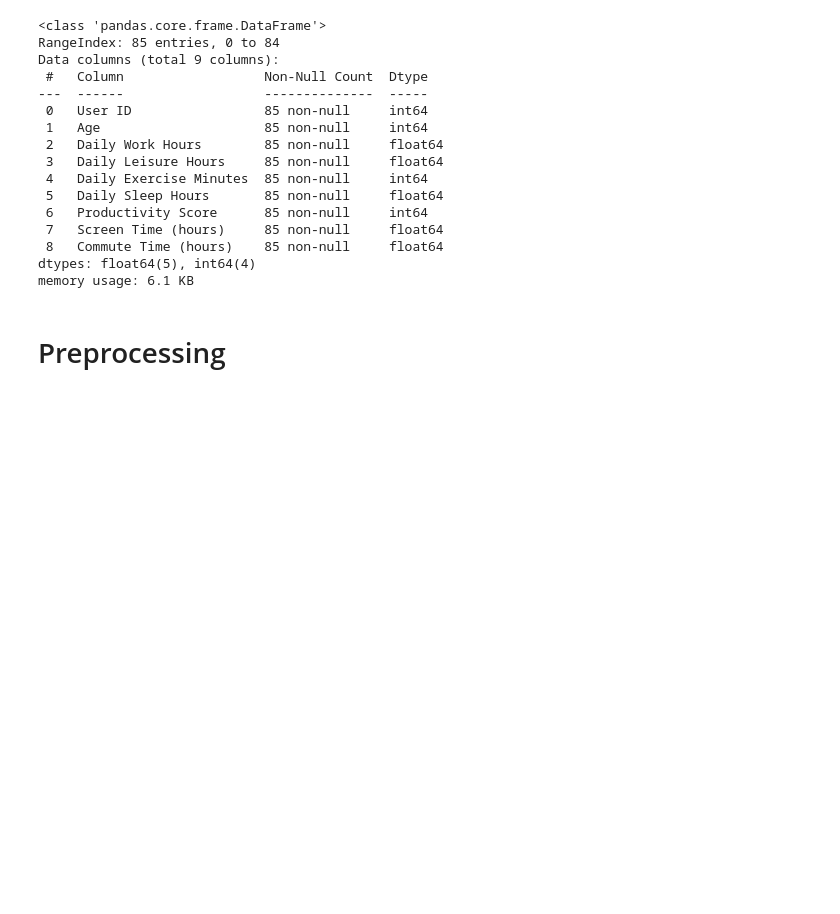
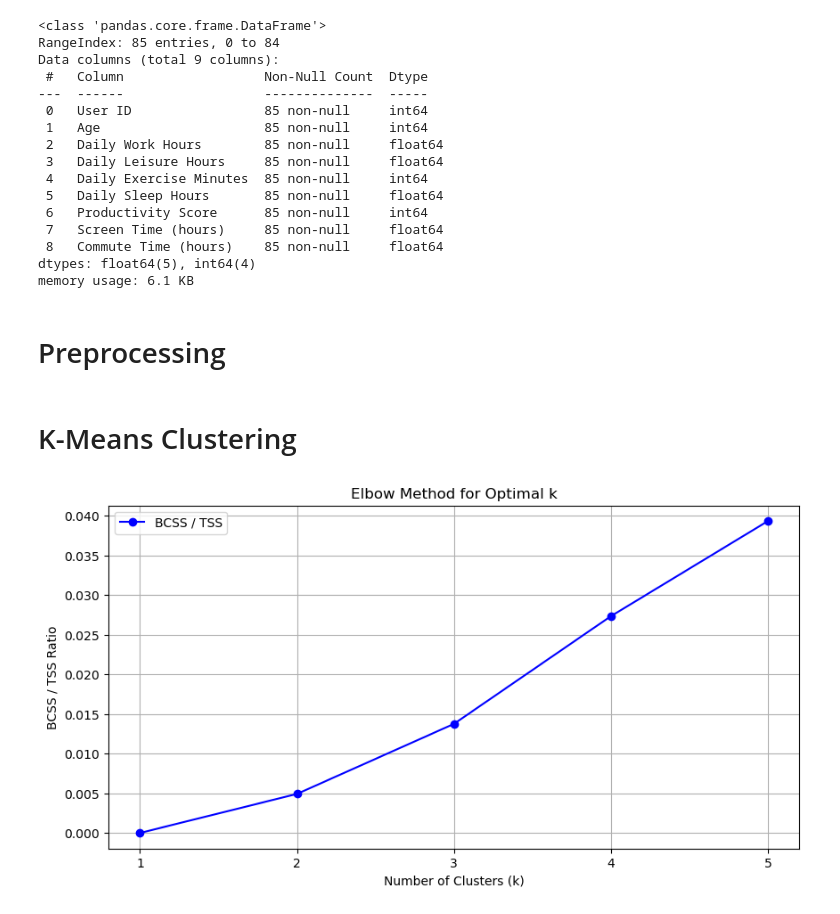
Before and after one commit to yceugene/learnsync, a Jupyter notebook: src/main.ipynb, the cells around one changed output. Drawn from its saved outputs; the diff is of its cells as text; code cells hidden in the pictures; blank space fills up the shorter version.

Commit message:
Apply k-means clustering

```diff
--- a/src/main.ipynb
+++ b/src/main.ipynb
@@ -64,3 +64,32 @@ X = features.values
 # Standardize the data
 scaler = StandardScaler()
 X_scaled = scaler.fit_transform(X)
+# %% [markdown]
+# K-Means Clustering
+# %%
+wcss = []
+bcss = []
+max_clusters = 5
+k_range = range(1, max_clusters + 1)
+
+for k in k_range:
+    kmeans = KMeans(n_clusters=k, random_state=42)
+    kmeans.fit(X_scaled)
+    wcss.append(kmeans.inertia_)  # WCSS
+    bcss.append(np.sum((kmeans.cluster_centers_ - np.mean(X_scaled, axis=0))**2))  # BCSS
+# %%
+# Calculate TSS and the ratio BCSS / (BCSS + WCSS)
+tss = np.array(wcss) + np.array(bcss)
+ratio = bcss / tss
+# %%
+plt.figure(figsize=(10, 5))
+plt.plot(k_range, ratio, 'bo-', label='BCSS / TSS')
+plt.xlabel('Number of Clusters (k)')
+plt.ylabel('BCSS / TSS Ratio')
+plt.title('Elbow Method for Optimal k')
+plt.xticks(k_range)
+plt.grid()
+plt.legend()
+plt.show()
+# %% [output]
+[figure, added]
```
Also changed, not shown: parts of 3 cells of this notebook.
